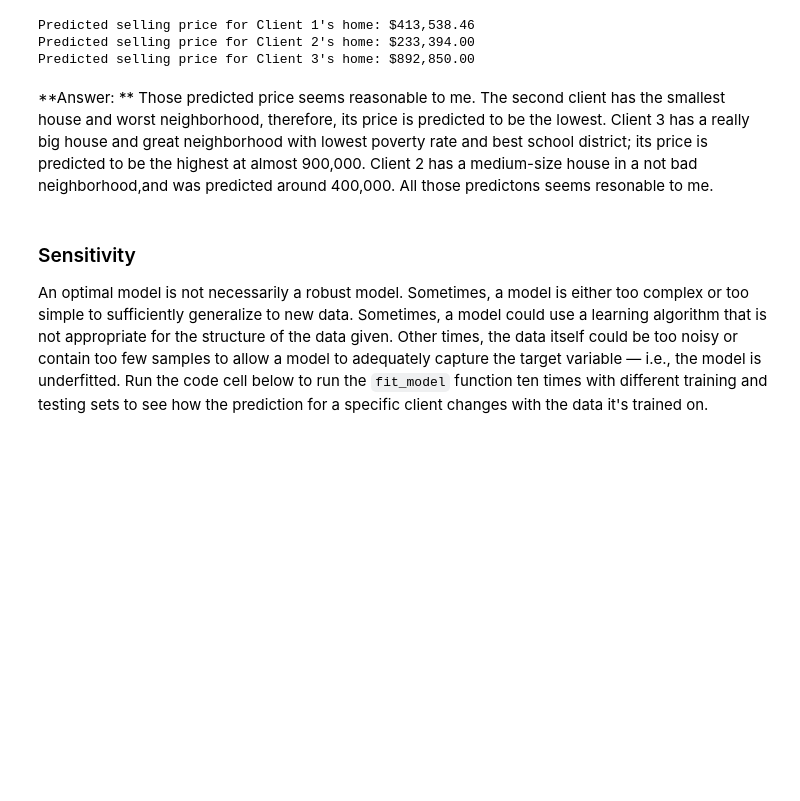
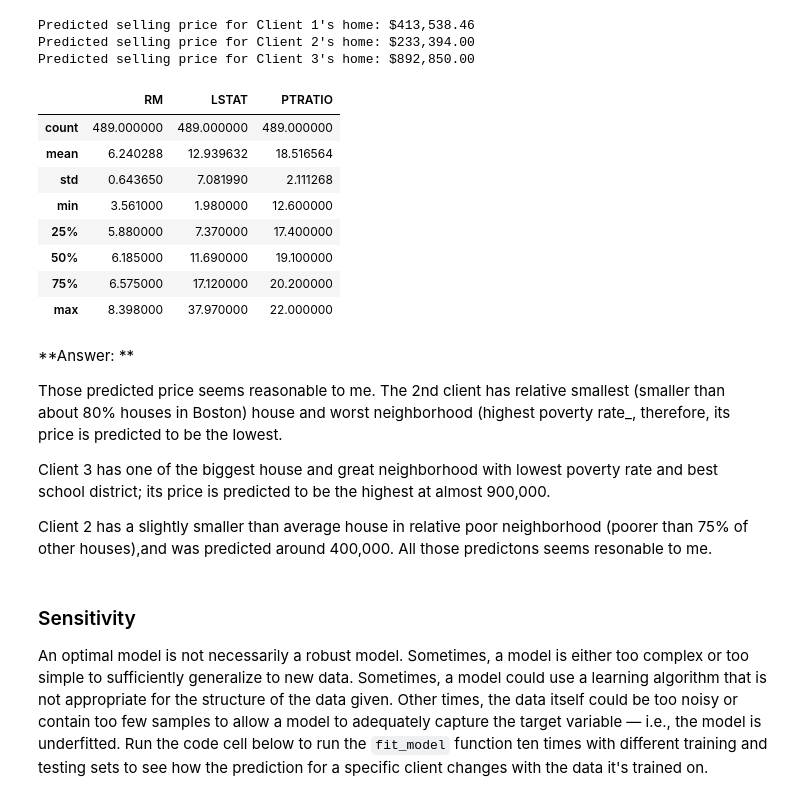
Before and after one commit to victorzhrn/Boston-Housing-Prices-, a Jupyter notebook: boston_housing.ipynb, the cells around one changed output. Drawn from its saved outputs; the diff is of its cells as text; code cells hidden in the pictures; blank space fills up the shorter version.

Commit message:
second submission

```diff
--- a/boston_housing.ipynb
+++ b/boston_housing.ipynb
@@ -330,8 +336,26 @@ for i, price in enumerate(reg.predict(client_data)):
 Predicted selling price for Client 1's home: $413,538.46
 Predicted selling price for Client 2's home: $233,394.00
 Predicted selling price for Client 3's home: $892,850.00
+# %%
+features.describe()
+# %% [output]
+|  | RM | LSTAT | PTRATIO |
+| count | 489.000000 | 489.000000 | 489.000000 |
+| mean | 6.240288 | 12.939632 | 18.516564 |
+| std | 0.643650 | 7.081990 | 2.111268 |
+| min | 3.561000 | 1.980000 | 12.600000 |
+| 25% | 5.880000 | 7.370000 | 17.400000 |
+| 50% | 6.185000 | 11.690000 | 19.100000 |
+| 75% | 6.575000 | 17.120000 | 20.200000 |
+| max | 8.398000 | 37.970000 | 22.000000 |
 # %% [markdown]
-**Answer: ** Those predicted price seems reasonable to me. The second client has the smallest house and worst neighborhood, therefore, its price is predicted to be the lowest. Client 3 has a really big house and great neighborhood with lowest poverty rate and best school district; its price is predicted to be the highest at almost 900,000. Client 2 has a medium-size house in a not bad neighborhood,and was predicted around 400,000. All those predictons seems resonable to me.
+**Answer: **
+
+Those predicted price seems reasonable to me. The 2nd client has relative smallest (smaller than about 80% houses in Boston) house and worst neighborhood (highest poverty rate_, therefore, its price is predicted to be the lowest.
+
+Client 3 has one of the biggest house and great neighborhood with lowest poverty rate and best school district; its price is predicted to be the highest at almost 900,000.
+
+Client 2 has a slightly smaller than average house in relative poor neighborhood (poorer than 75% of other houses),and was predicted around 400,000. All those predictons seems resonable to me.
 # %% [markdown]
 ### Sensitivity
 An optimal model is not necessarily a robust model. Sometimes, a model is either too complex or too simple to sufficiently generalize to new data. Sometimes, a model could use a learning algorithm that is not appropriate for the structure of the data given. Other times, the data itself could be too noisy or contain too few samples to allow a model to adequately capture the target variable — i.e., the model is underfitted. Run the code cell below to run the `fit_model` function ten times with different training and testing sets to see how the prediction for a specific client changes with the data it's trained on.
```
Also changed, not shown: parts of 13 cells of this notebook, 1 other file.
